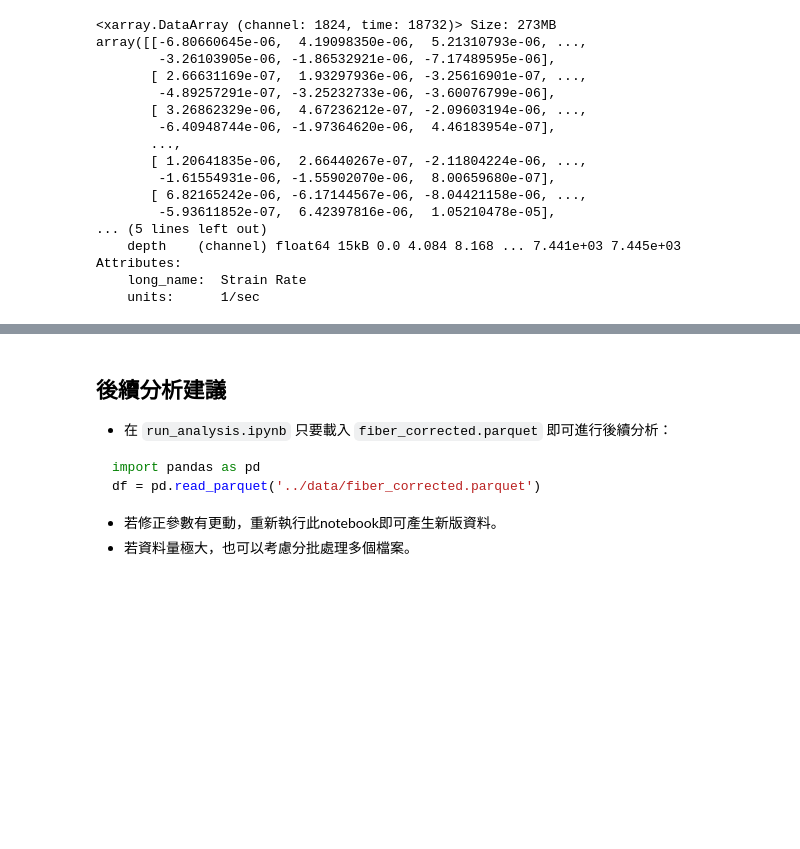
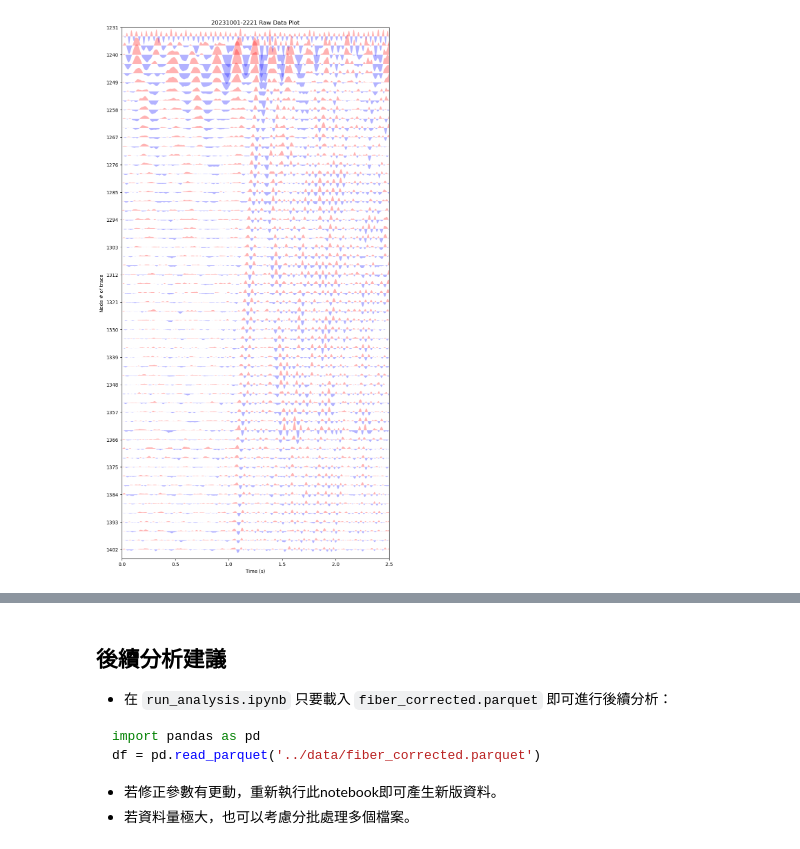
Before and after one commit to lu6562lu/fiberQ_project, a Jupyter notebook: notebooks/surface_reflection_correction.ipynb, the cells around one changed output, grey strips where cells are left out. Cells and saved outputs as stored; diff of their text form; code cells hidden in the pictures; blank space fills up the shorter version.

```diff
--- a/notebooks/surface_reflection_correction.ipynb
+++ b/notebooks/surface_reflection_correction.ipynb
@@ -42 +57,11 @@ channels = np.arange(len(read(dasf)))
+# %%
+plot_filled_timeseries(
+    st_corrected, startnode=1234, endnode=1404, intv=3,
+    y_plot_scale=5e7, event_date=event_date, picking=picking, show_arrival=False,
+    do_filter=True,
+    filter_type='bandpass',
+    filter_kwargs={'freqmin':1, 'freqmax':20}
+)
+# %% [output]
+[figure, added]
 # %%
@@ -46,20 +69,0 @@ A_up_da, A, A_down_da = correct_surface_reflection(A)
-# %%
-A_up_da
-# %% [output]
-<xarray.DataArray (channel: 1824, time: 18732)> Size: 273MB
-array([[-6.80660645e-06,  4.19098350e-06,  5.21310793e-06, ...,
-        -3.26103905e-06, -1.86532921e-06, -7.17489595e-06],
-       [ 2.66631169e-07,  1.93297936e-06, -3.25616901e-07, ...,
-        -4.89257291e-07, -3.25232733e-06, -3.60076799e-06],
-       [ 3.26862329e-06,  4.67236212e-07, -2.09603194e-06, ...,
-        -6.40948744e-06, -1.97364620e-06,  4.46183954e-07],
-       ...,
-       [ 1.20641835e-06,  2.66440267e-07, -2.11804224e-06, ...,
-        -1.61554931e-06, -1.55902070e-06,  8.00659680e-07],
-       [ 6.82165242e-06, -6.17144567e-06, -8.04421158e-06, ...,
-        -5.93611852e-07,  6.42397816e-06,  1.05210478e-05],
-... (5 lines left out)
-    depth    (channel) float64 15kB 0.0 4.084 8.168 ... 7.441e+03 7.445e+03
-Attributes:
-    long_name:  Strain Rate
-    units:      1/sec
```
Also changed, not shown: parts of 11 cells of this notebook.
